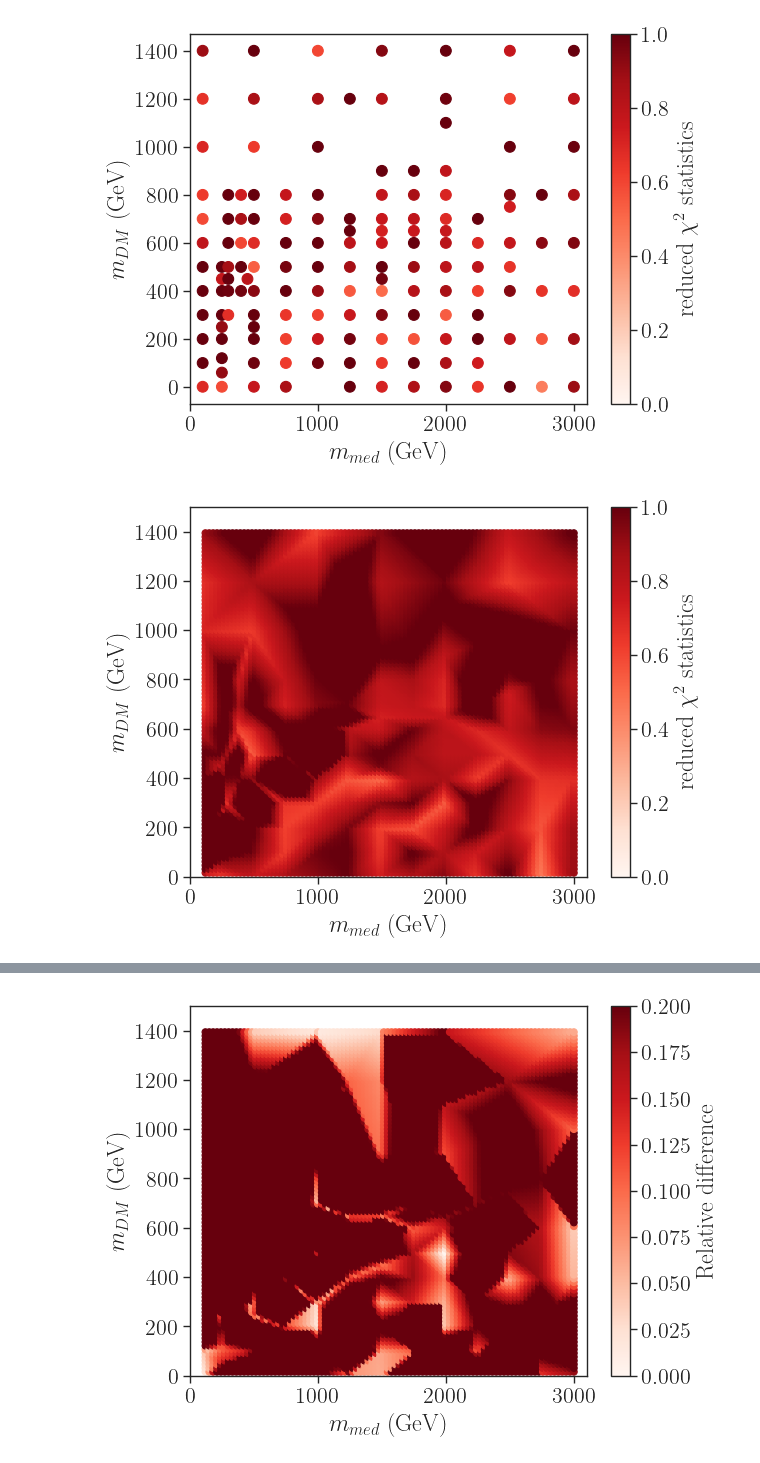
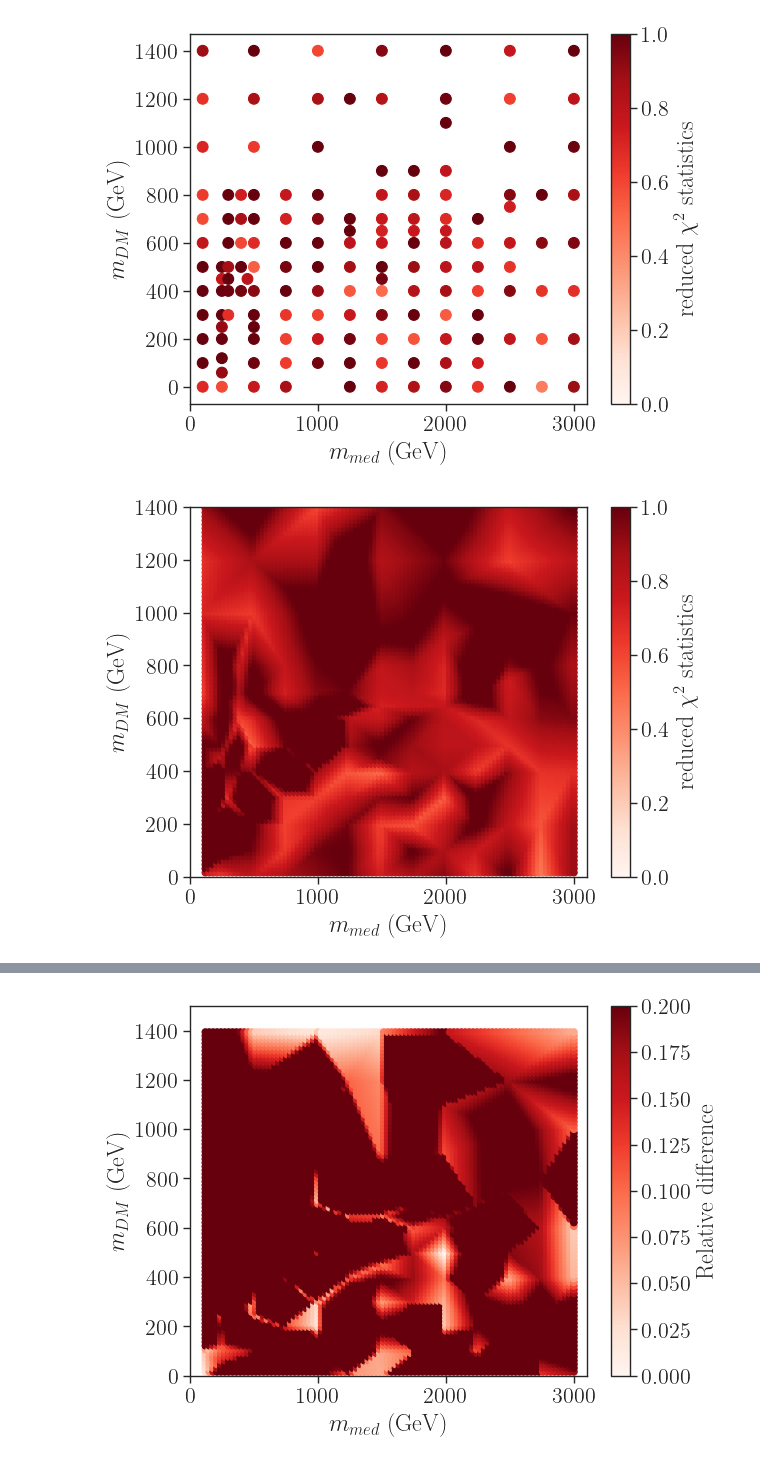
Before and after one commit to andlessa/MonoXSMS, a Jupyter notebook: notebooks/mapEfficiencies-Copy1.ipynb, the cells around one changed output, grey strips where cells are left out. Cells and saved outputs as stored; diff of their text form; code cells hidden in the pictures.

```diff
--- a/notebooks/mapEfficiencies-Copy1.ipynb
+++ b/notebooks/mapEfficiencies-Copy1.ipynb
@@ -33,8 +33,8 @@ pd.set_option('display.max_rows', 200)
 ### Load Recast Data
 # %%
 # Load models (axial and vector)
-inputFiles = ['../validation/CMS-EXO-20-004/scanResults_axial_reduced.pcl',
-              '../validation/CMS-EXO-20-004/scanResults_vector_reduced.pcl']
+inputFiles = ['../CMS-EXO-20-004/scanResults_axial_reduced.pcl',
+              '../CMS-EXO-20-004/scanResults_vector_reduced.pcl']
 dfs = [pd.read_pickle(i) for i in inputFiles]
 recastData = pd.concat(dfs, ignore_index=True)
 # %% [markdown]
@@ -92,6 +89,7 @@ dataVec = recastData[recastData['Coupling'] == 'Vector']
 effAx = pd.DataFrame([dataAx.set_index(['$m_{med}$', '$m_{DM}$'])[c] for c in recastData if 'Efficiency' in c])
 effVec = pd.DataFrame([dataVec.set_index(['$m_{med}$', '$m_{DM}$'])[c] for c in recastData if 'Efficiency' in c])
 # %%
+# Reduced chi squared statistics
 maxDiff = []
 chis = []
 for med, dm in effVec:
@@ -99,10 +97,8 @@ for med, dm in effVec:
     rd = rd.replace(np.inf, 0)
     rd = rd.max()
     d = np.abs(effAx[med,dm].iloc[::2] - effVec[med,dm].iloc[::2])
-    d = d.replace(np.inf, 0)
-    d = d.sum()
+    d = d.replace(np.inf, 0).sum()
     errd = np.sqrt(effAx[med,dm].iloc[1::2]**2 + effVec[med,dm].iloc[1::2]**2)
-    errd = errd.replace(np.inf, 0)
-    errd = errd.sum()
+    errd = errd.replace(np.inf, 0).sum()
     chis.append(d/errd)
     maxDiff.append(rd)
@@ -152,21 +174,20 @@ plt.show()
 # %% [output]
 [figure]
 # %%
-pts = np.array([x for x in product(np.linspace(0.,3000.,100),np.linspace(0.,1500.,100))])
 chisPts = griddata(list(zip(dataVec['$m_{med}$'],dataVec['$m_{DM}$'])),
                   chis,pts)
-pts = pts[~np.isnan(chisPts)]
+ptsChi = pts[~np.isnan(chisPts)]
 chisPts = chisPts[~np.isnan(chisPts)]
 # %%
-plt.scatter(x=pts[:,0], y=pts[:,1], vmin=0., vmax =1.,
+plt.scatter(x=ptsChi[:,0], y=ptsChi[:,1], vmin=0., vmax =1.,
             c=chisPts, cmap=plt.cm.get_cmap('Reds'))
 cbar = plt.colorbar(label=r'reduced $\chi^{2}$ statistics')
 
 
 plt.xlabel(r'$m_{med}$ (GeV)')
 plt.xlim(0,3100)
 plt.ylabel(r'$m_{DM}$ (GeV)')
-plt.ylim(0,1500)
+plt.ylim(0,1400)
 plt.show()
 # %% [output]
-[figure, old version]
+[figure, new version]
```
Also changed, not shown: parts of 10 cells of this notebook, 3 other files.
